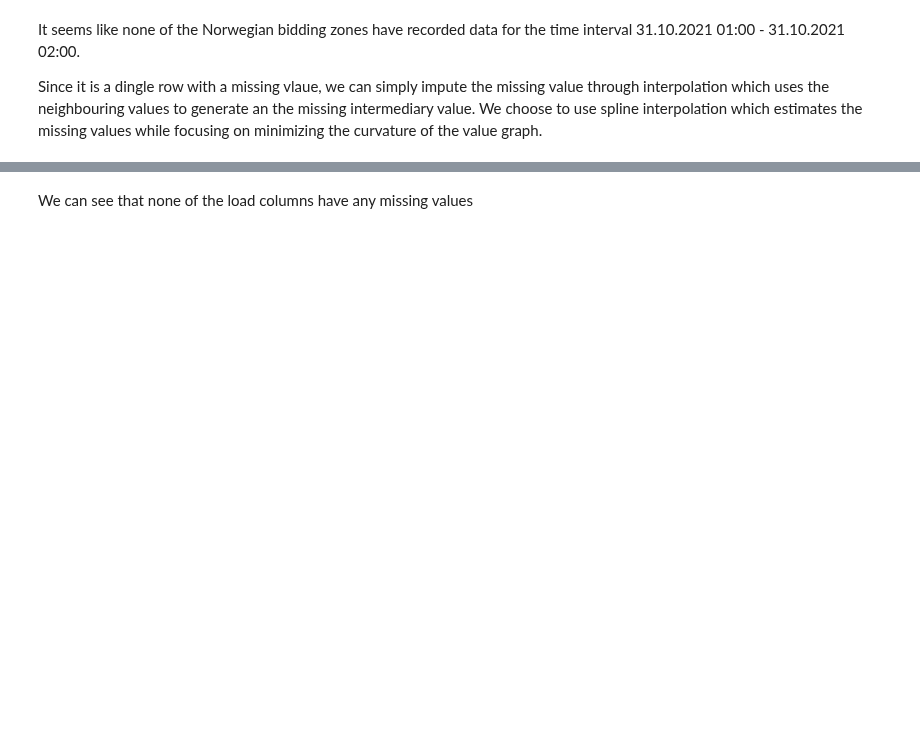
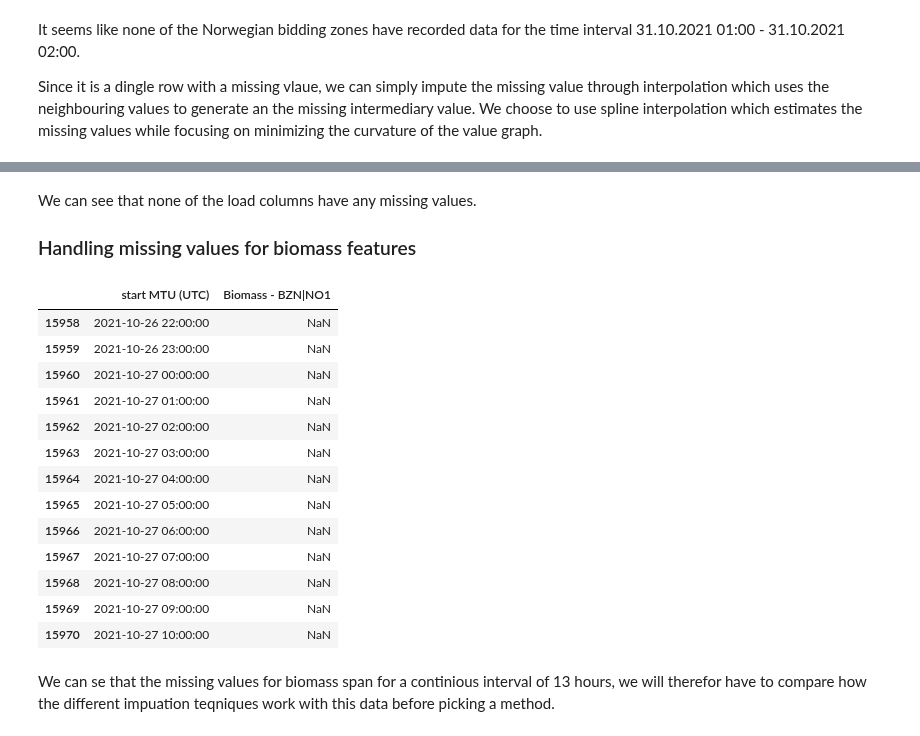
Before and after one commit to HIOF-Bachelor-Project-Group-7/Time-series-energy-price-prediction-bidding-zone-N01, a Jupyter notebook: code/exploratory data analysis - bidding zone NO1 and neighboring zones 2020-2022.ipynb, the cells around one changed output, grey strips where cells are left out. Drawn from its saved outputs; the diff is of its cells as text; code cells hidden in the pictures; blank space fills up the shorter version.

```diff
--- a/code/exploratory data analysis - bidding zone NO1 and neighboring zones 2020-2022.ipynb
+++ b/code/exploratory data analysis - bidding zone NO1 and neighboring zones 2020-2022.ipynb
@@ -131,4 +140,26 @@ Actual Total Load [MW] - BZN|NO5    0
 Actual Total Load [MW] - BZN|SE3    0
 dtype: int64
 # %% [markdown]
-We can see that none of the load columns have any missing values
+We can see that none of the load columns have any missing values.
+
+### Handling missing values for biomass features
+# %%
+# checking which row is missing values for column 'Actual Total Load [MW] - BZN|NO1'
+no1[no1['Biomass - BZN|NO1'].isnull()].loc[:, ['start MTU (UTC)', 'Biomass - BZN|NO1']]
+# %% [output]
+|  | start MTU (UTC) | Biomass - BZN|NO1 |
+| 15958 | 2021-10-26 22:00:00 | NaN |
+| 15959 | 2021-10-26 23:00:00 | NaN |
+| 15960 | 2021-10-27 00:00:00 | NaN |
+| 15961 | 2021-10-27 01:00:00 | NaN |
+| 15962 | 2021-10-27 02:00:00 | NaN |
+| 15963 | 2021-10-27 03:00:00 | NaN |
+| 15964 | 2021-10-27 04:00:00 | NaN |
+| 15965 | 2021-10-27 05:00:00 | NaN |
+| 15966 | 2021-10-27 06:00:00 | NaN |
+| 15967 | 2021-10-27 07:00:00 | NaN |
+| 15968 | 2021-10-27 08:00:00 | NaN |
+| 15969 | 2021-10-27 09:00:00 | NaN |
+| 15970 | 2021-10-27 10:00:00 | NaN |
+# %% [markdown]
+We can se that the missing values for biomass span for a continious interval of 13 hours, we will therefor have to compare how the different impuation teqniques work with this data before picking a method.
```
Also changed, not shown: parts of 5 cells of this notebook.
